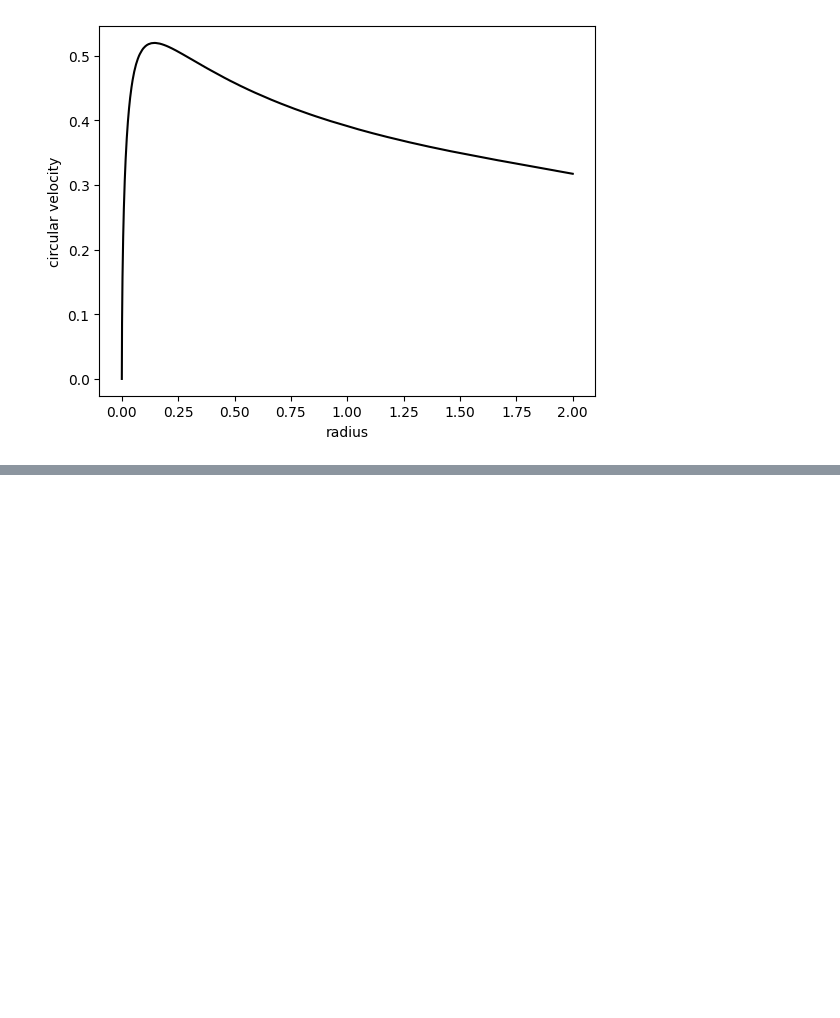
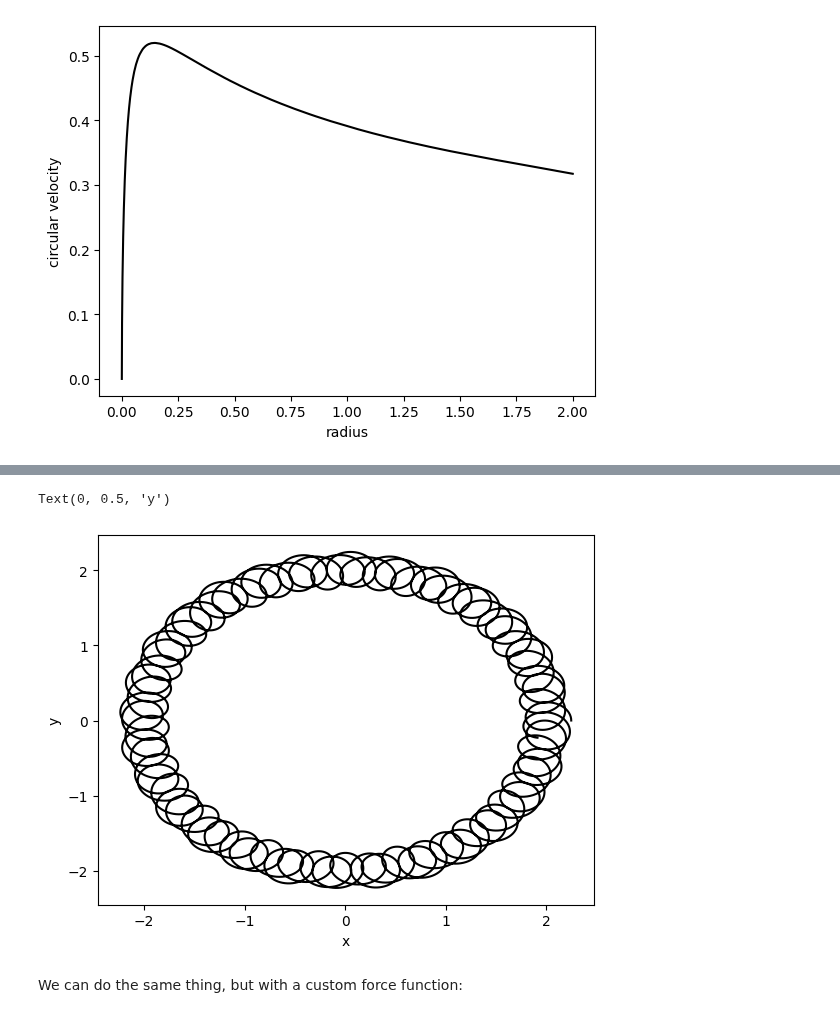
Before and after one commit to EXP-code/pyEXP-examples, a Jupyter notebook: How-To/Recipes/Orbits/MovingFrames.ipynb, the cells around one changed output, grey strips where cells are left out. Drawn from its saved outputs; the diff is of its cells as text; code cells hidden in the pictures; blank space fills up the shorter version.

Commit message:
add custom integration function example

```diff
--- a/How-To/Recipes/Orbits/MovingFrames.ipynb
+++ b/How-To/Recipes/Orbits/MovingFrames.ipynb
@@ -156,0 +230,24 @@ Text(0, 0.5, 'circular velocity')
+# %%
+# now we should have the ingredients that we need to integrate: a basis and a set of coefficients
+
+# pick a phase space for some orbit:
+ps = [[2.25,0,0,0,0.5,0.0]]
+
+# set up the model with the basis and coefficients
+model = [[halo_basis,halo_coefs]]
+
+# set up a basic acceleration integration
+func = pyEXP.basis.AllTimeAccel()
+
+start_time,end_time,dt = 0.0,200.0,0.01
+# integrate the orbit
+times, orbits = pyEXP.basis.IntegrateOrbits(start_time, end_time, dt, ps, model, func)
+
+plt.plot(orbits[0][0,:],orbits[0][1,:],color='black')
+plt.xlabel('x')
+plt.ylabel('y')
+# %% [output]
+Text(0, 0.5, 'y')
+[figure, added]
+# %% [markdown]
+We can do the same thing, but with a custom force function:
```
Also changed, not shown: parts of 10 cells of this notebook.
